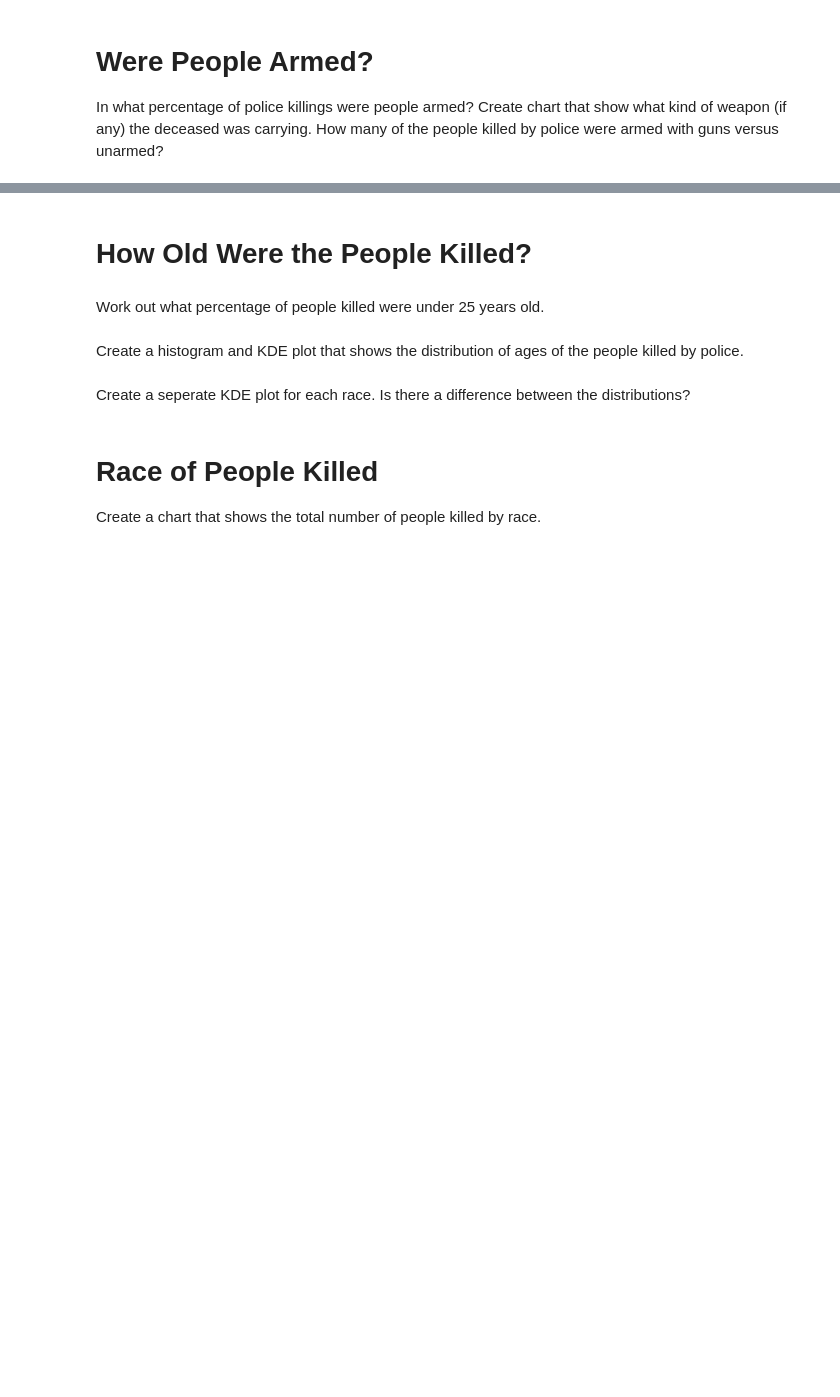
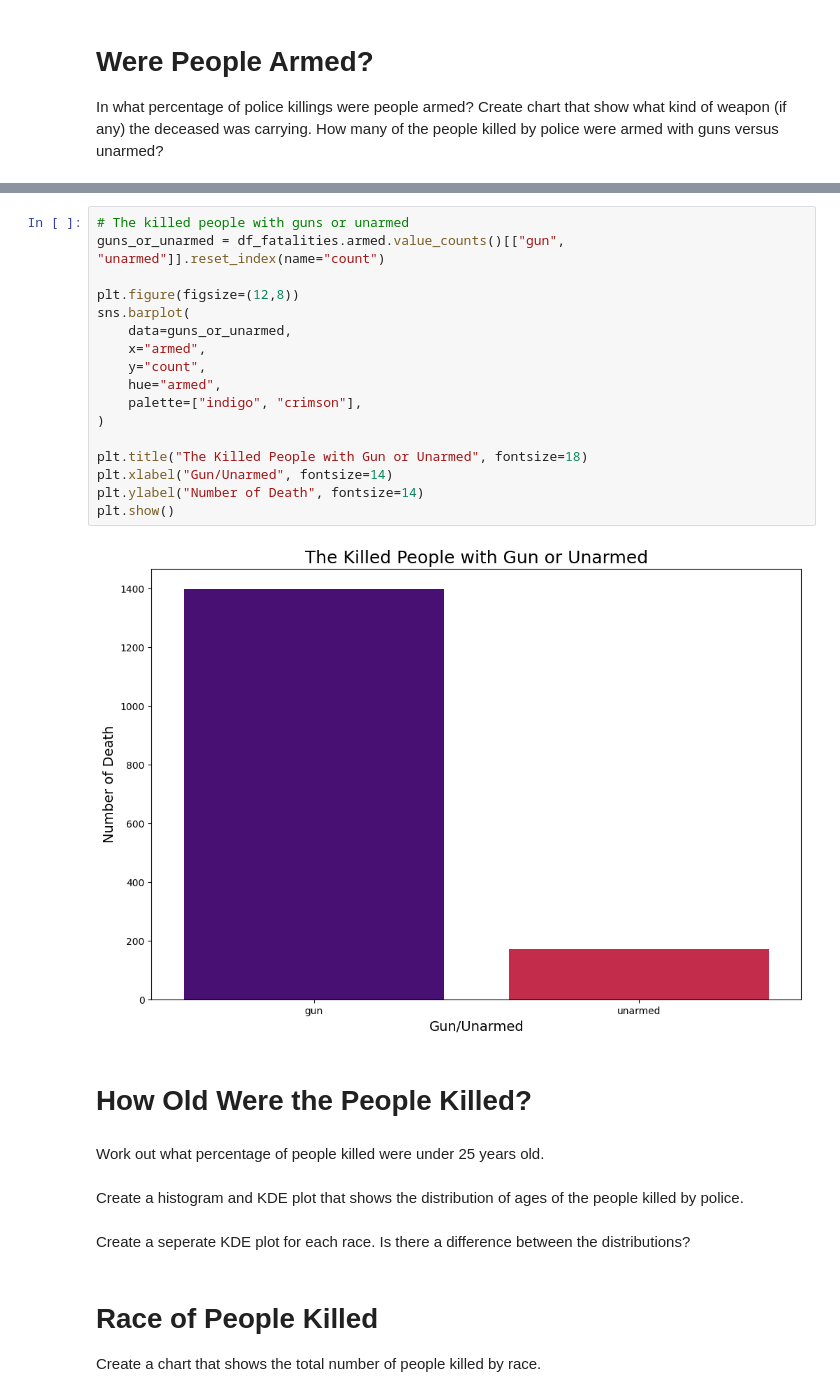
Before and after one commit to chgwyellow/Death-involving-Police-in-the-USA, a Jupyter notebook: Fatal_Force.ipynb, the cells around one changed output, grey strips where cells are left out. Drawn from its saved outputs; the diff is of its cells as text; blank space fills up the shorter version.

```diff
--- a/Fatal_Force.ipynb
+++ b/Fatal_Force.ipynb
@@ -405,3 +474,22 @@ In what percentage of police killings were people armed? Create chart that show
+# %%
+# The killed people with guns or unarmed
+guns_or_unarmed = df_fatalities.armed.value_counts()[["gun", "unarmed"]].reset_index(name="count")
+
+plt.figure(figsize=(12,8))
+sns.barplot(
+    data=guns_or_unarmed,
+    x="armed",
+    y="count",
+    hue="armed",
+    palette=["indigo", "crimson"],
+)
+
+plt.title("The Killed People with Gun or Unarmed", fontsize=18)
+plt.xlabel("Gun/Unarmed", fontsize=14)
+plt.ylabel("Number of Death", fontsize=14)
+plt.show()
+# %% [output]
+[figure, added]
 # %% [markdown]
 # How Old Were the People Killed?
 # %% [markdown]
```
Also changed, not shown: parts of 4 cells of this notebook.
